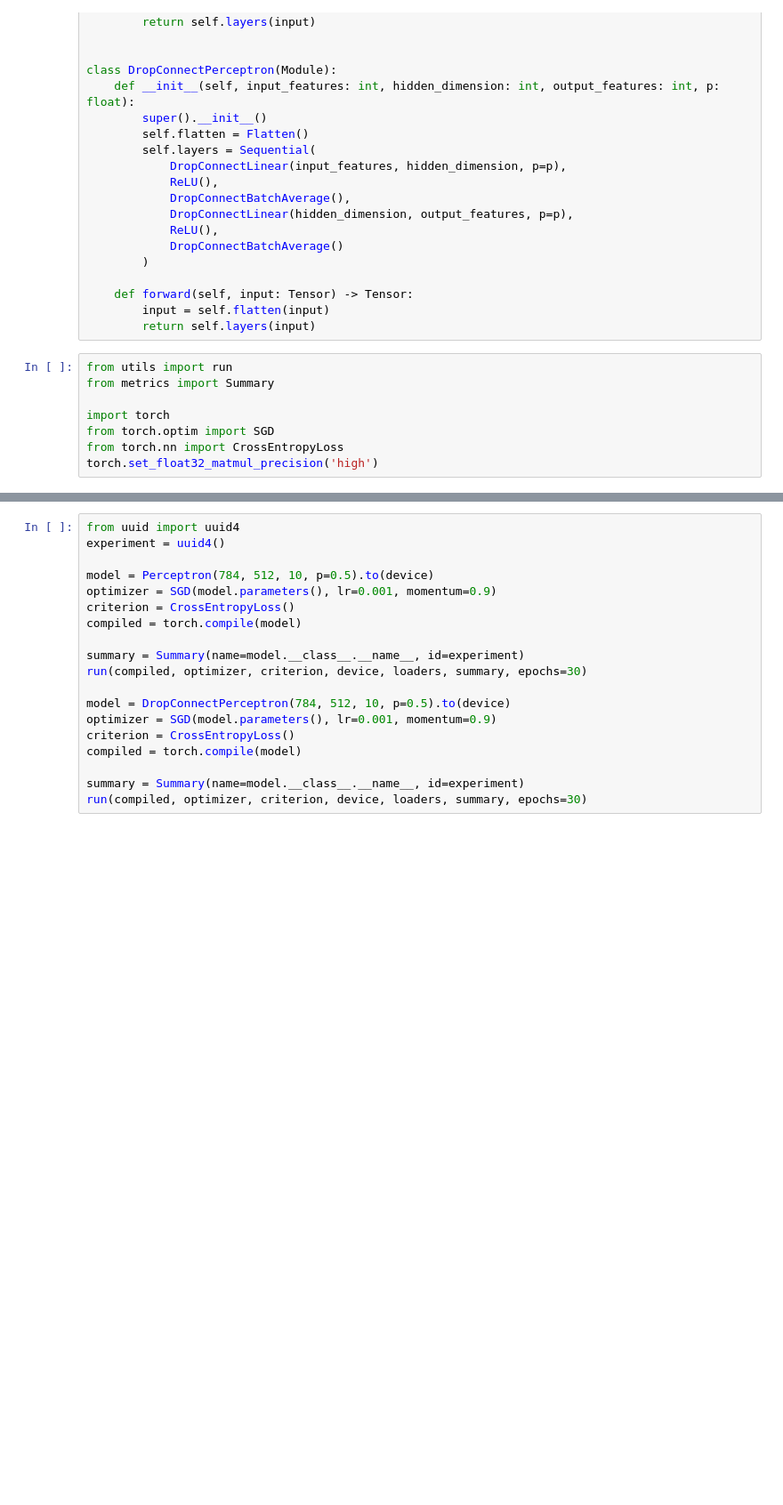
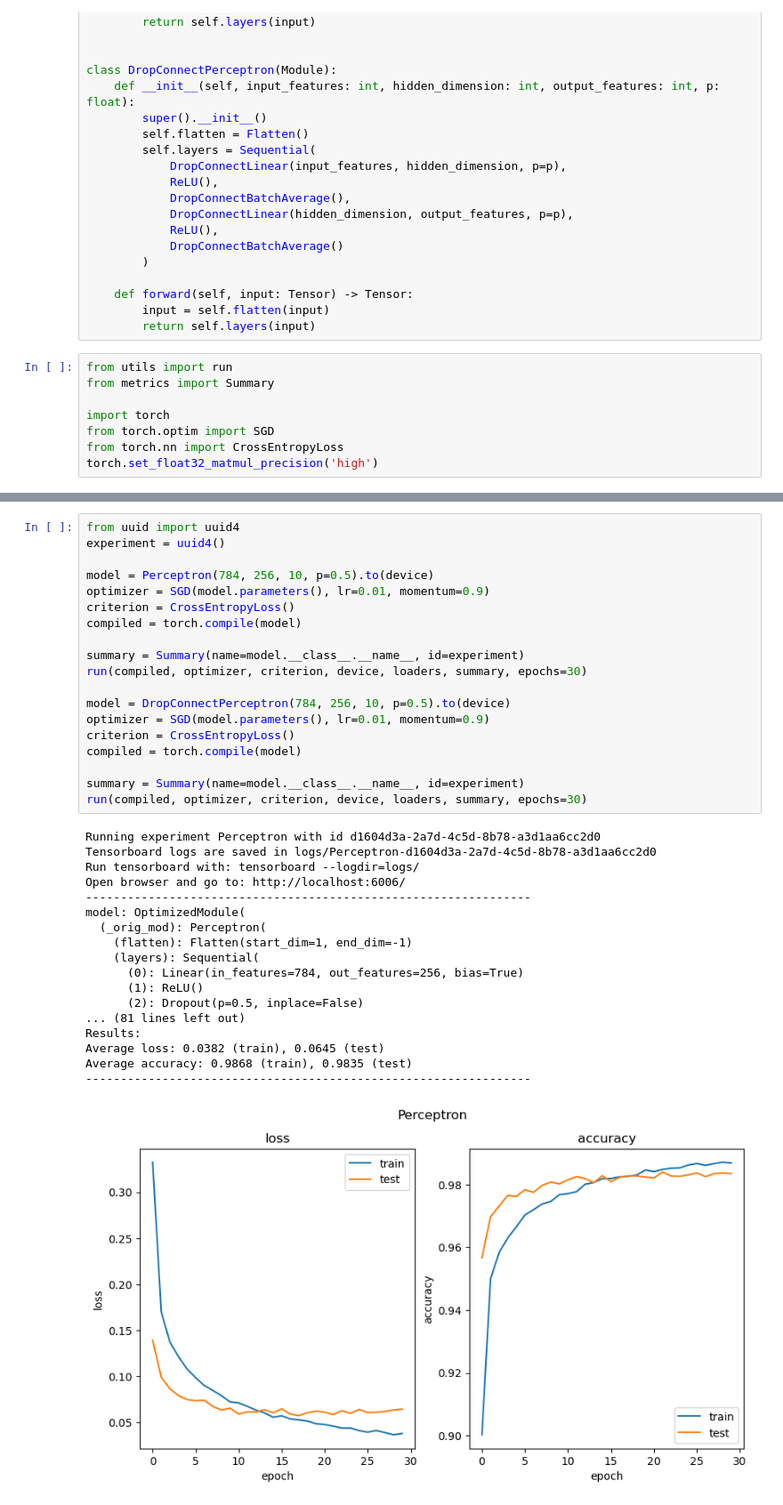
Before and after one commit to mr-mapache/drop-connect, a Jupyter notebook: notebook.ipynb, the cells around one changed output, grey strips where cells are left out. Shown: that part at 89% size. Cells and saved outputs as stored; diff of their text form; blank space fills up the shorter version.

Commit message:
First results

```diff
--- a/notebook.ipynb
+++ b/notebook.ipynb
@@ -122,19 +265,38 @@ run(compiled, optimizer, criterion, device, loaders, summary, epochs=30)
 # %%
 from uuid import uuid4
 experiment = uuid4()
 
-model = Perceptron(784, 512, 10, p=0.5).to(device)
-optimizer = SGD(model.parameters(), lr=0.001, momentum=0.9)
+model = Perceptron(784, 256, 10, p=0.5).to(device)
+optimizer = SGD(model.parameters(), lr=0.01, momentum=0.9)
 criterion = CrossEntropyLoss()
 compiled = torch.compile(model)
 
 summary = Summary(name=model.__class__.__name__, id=experiment)
 run(compiled, optimizer, criterion, device, loaders, summary, epochs=30)
 
-model = DropConnectPerceptron(784, 512, 10, p=0.5).to(device)
-optimizer = SGD(model.parameters(), lr=0.001, momentum=0.9)
+model = DropConnectPerceptron(784, 256, 10, p=0.5).to(device)
+optimizer = SGD(model.parameters(), lr=0.01, momentum=0.9)
 criterion = CrossEntropyLoss()
 compiled = torch.compile(model)
 
 summary = Summary(name=model.__class__.__name__, id=experiment)
 run(compiled, optimizer, criterion, device, loaders, summary, epochs=30)
+# %% [output]
+Running experiment Perceptron with id d1604d3a-2a7d-4c5d-8b78-a3d1aa6cc2d0
+Tensorboard logs are saved in logs/Perceptron-d1604d3a-2a7d-4c5d-8b78-a3d1aa6cc2d0
+Run tensorboard with: tensorboard --logdir=logs/
+Open browser and go to: http://localhost:6006/
+----------------------------------------------------------------
+model: OptimizedModule(
+  (_orig_mod): Perceptron(
+    (flatten): Flatten(start_dim=1, end_dim=-1)
+    (layers): Sequential(
+      (0): Linear(in_features=784, out_features=256, bias=True)
+      (1): ReLU()
+      (2): Dropout(p=0.5, inplace=False)
+... (81 lines left out)
+Results:
+Average loss: 0.0382 (train), 0.0645 (test)
+Average accuracy: 0.9868 (train), 0.9835 (test)
+----------------------------------------------------------------
+[figure, added]
```
Also changed, not shown: parts of 10 cells of this notebook, 20 other files.
